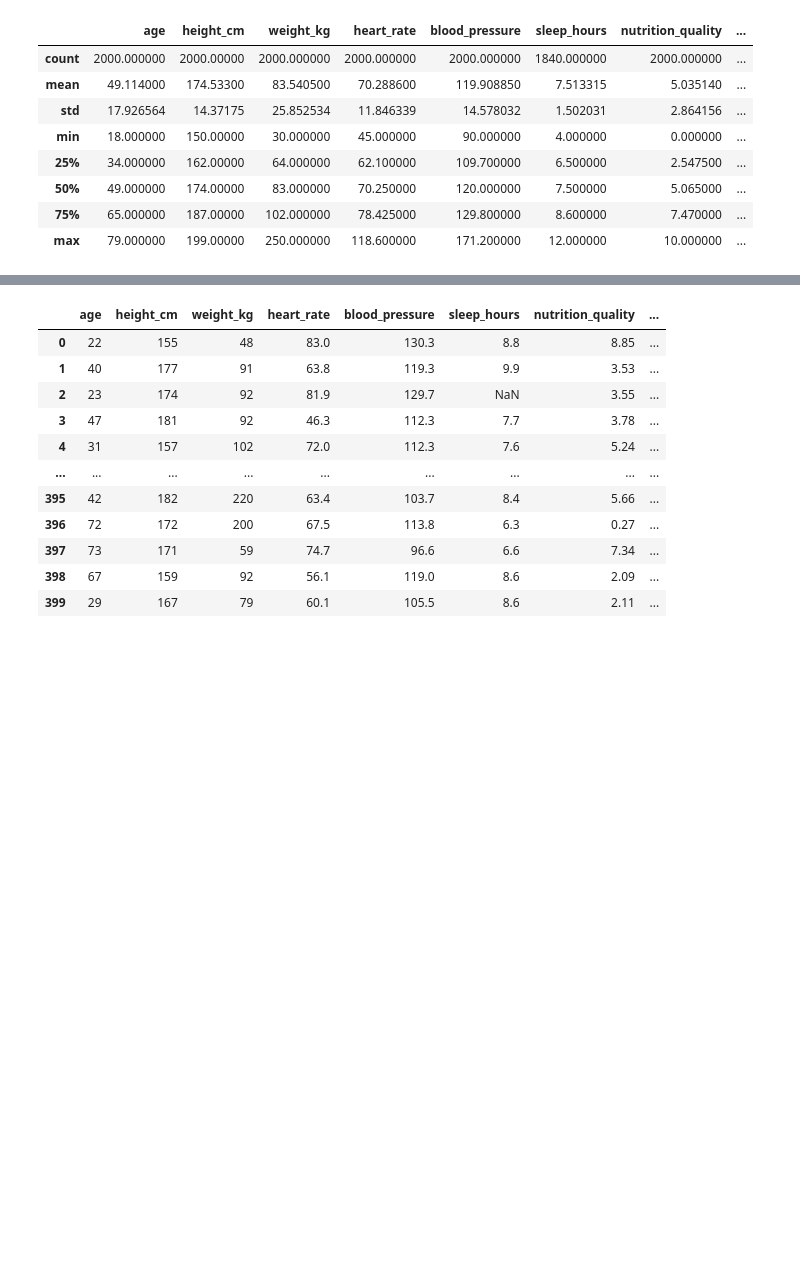
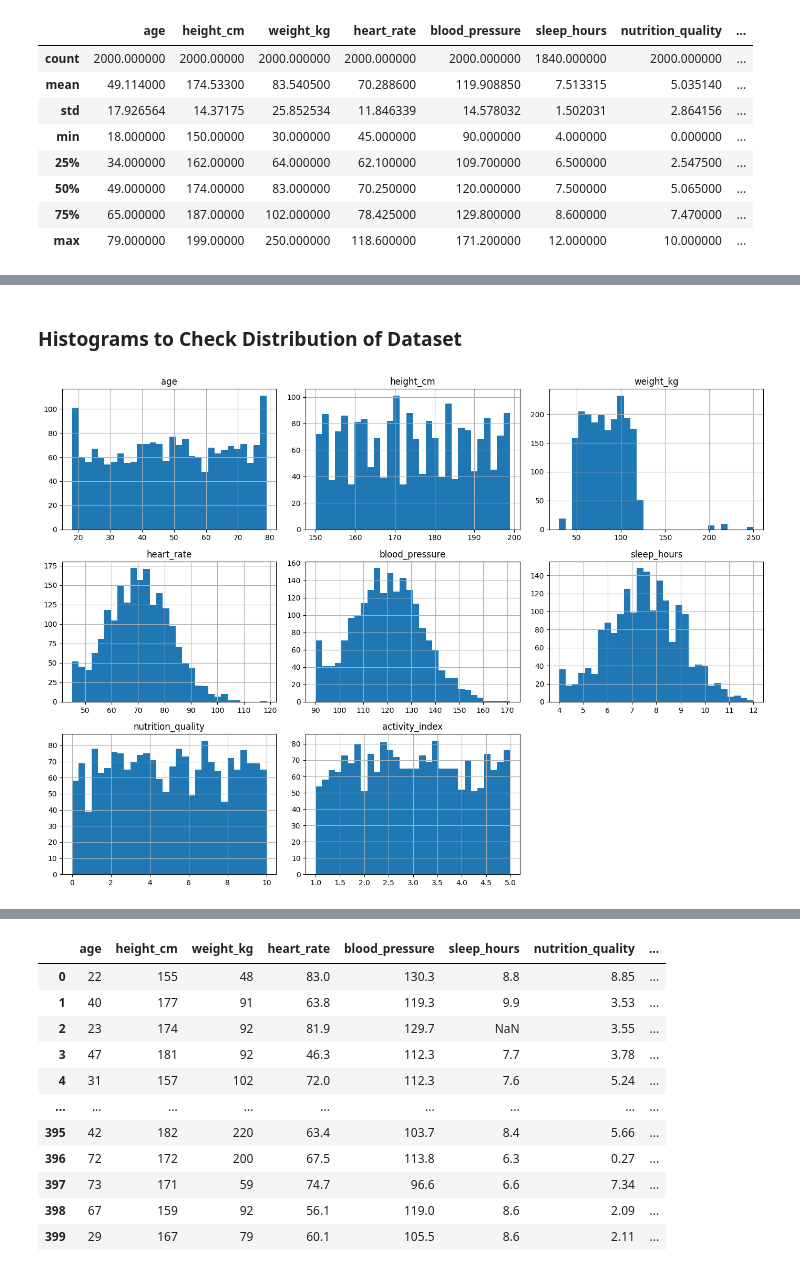
Before and after one commit to sharat25ai-dev/Machine_Learning_Projects, a Jupyter notebook: notebook.ipynb, the cells around one changed output, grey strips where cells are left out. Cells and saved outputs as stored; diff of their text form; code cells hidden in the pictures; blank space fills up the shorter version.

```diff
--- a/notebook.ipynb
+++ b/notebook.ipynb
@@ -154,0 +210,8 @@ numeric_features = ['age', 'height_cm', 'weight_kg', 'heart_rate', 'blood_pressu
+# %% [markdown]
+### Histograms to Check Distribution of Dataset
+# %%
+df[numeric_features].hist(bins=30, figsize=(14, 10))
+plt.tight_layout()
+plt.show()
+# %% [output]
+[figure, added]
```
Also changed, not shown: parts of 32 cells of this notebook.
